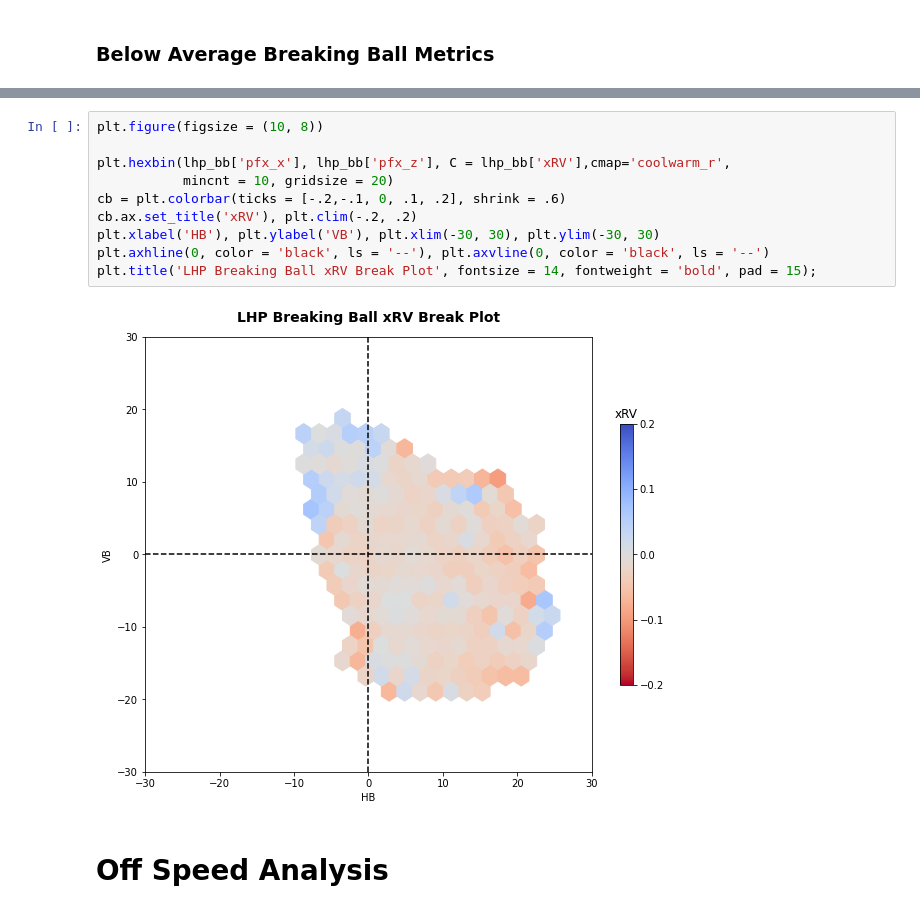
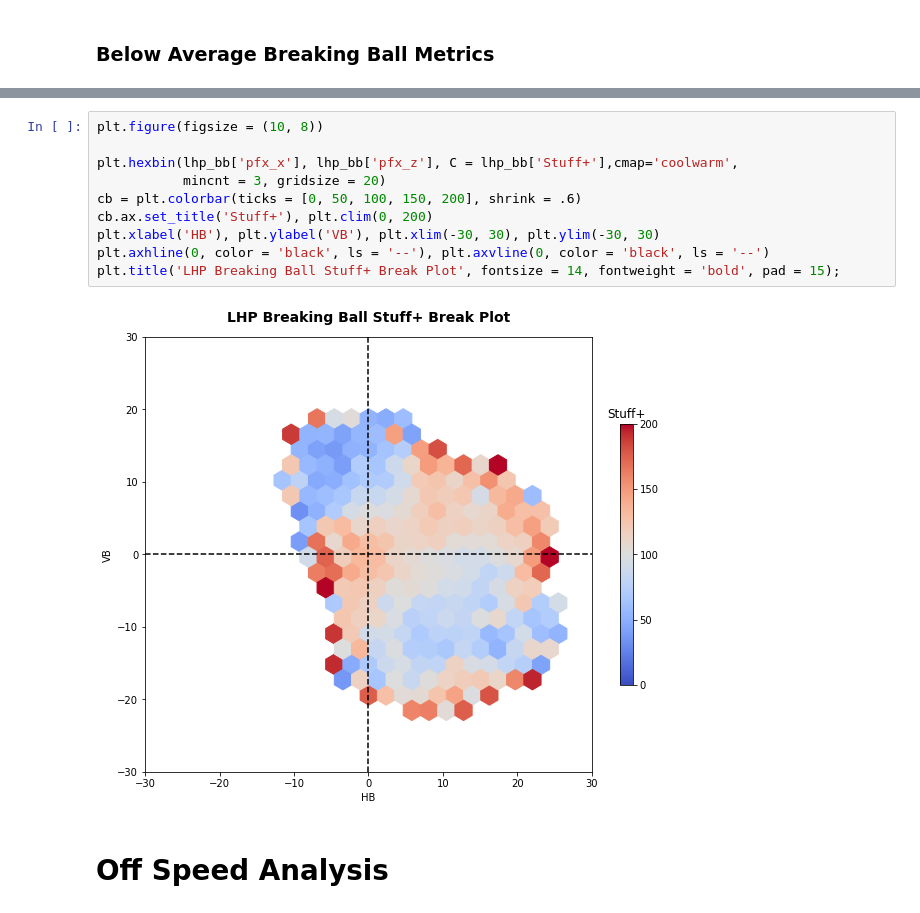
Before and after one commit to anthonyzurke/RVmodel, a Jupyter notebook: notebooks/stuff_21-22.ipynb, the cells around one changed output, grey strips where cells are left out. Drawn from its saved outputs; the diff is of its cells as text.

```diff
--- a/notebooks/stuff_21-22.ipynb
+++ b/notebooks/stuff_21-22.ipynb
@@ -504,15 +506,15 @@ plt.title('RHP Breaking Ball xRV Break Plot', fontsize = 14, fontweight = 'bold'
 # %%
 plt.figure(figsize = (10, 8))
 
-plt.hexbin(lhp_bb['pfx_x'], lhp_bb['pfx_z'], C = lhp_bb['xRV'],cmap='coolwarm_r',
-           mincnt = 10, gridsize = 20)
-cb = plt.colorbar(ticks = [-.2,-.1, 0, .1, .2], shrink = .6)
-cb.ax.set_title('xRV'), plt.clim(-.2, .2)
+plt.hexbin(lhp_bb['pfx_x'], lhp_bb['pfx_z'], C = lhp_bb['Stuff+'],cmap='coolwarm',
+           mincnt = 3, gridsize = 20)
+cb = plt.colorbar(ticks = [0, 50, 100, 150, 200], shrink = .6)
+cb.ax.set_title('Stuff+'), plt.clim(0, 200)
 plt.xlabel('HB'), plt.ylabel('VB'), plt.xlim(-30, 30), plt.ylim(-30, 30)
 plt.axhline(0, color = 'black', ls = '--'), plt.axvline(0, color = 'black', ls = '--')
-plt.title('LHP Breaking Ball xRV Break Plot', fontsize = 14, fontweight = 'bold', pad = 15);
+plt.title('LHP Breaking Ball Stuff+ Break Plot', fontsize = 14, fontweight = 'bold', pad = 15);
 # %% [output]
-[figure, old version]
+[figure, new version]
 # %% [markdown]
 # Off Speed Analysis
 # %% [markdown]
```
Also changed, not shown: parts of 21 cells of this notebook.
